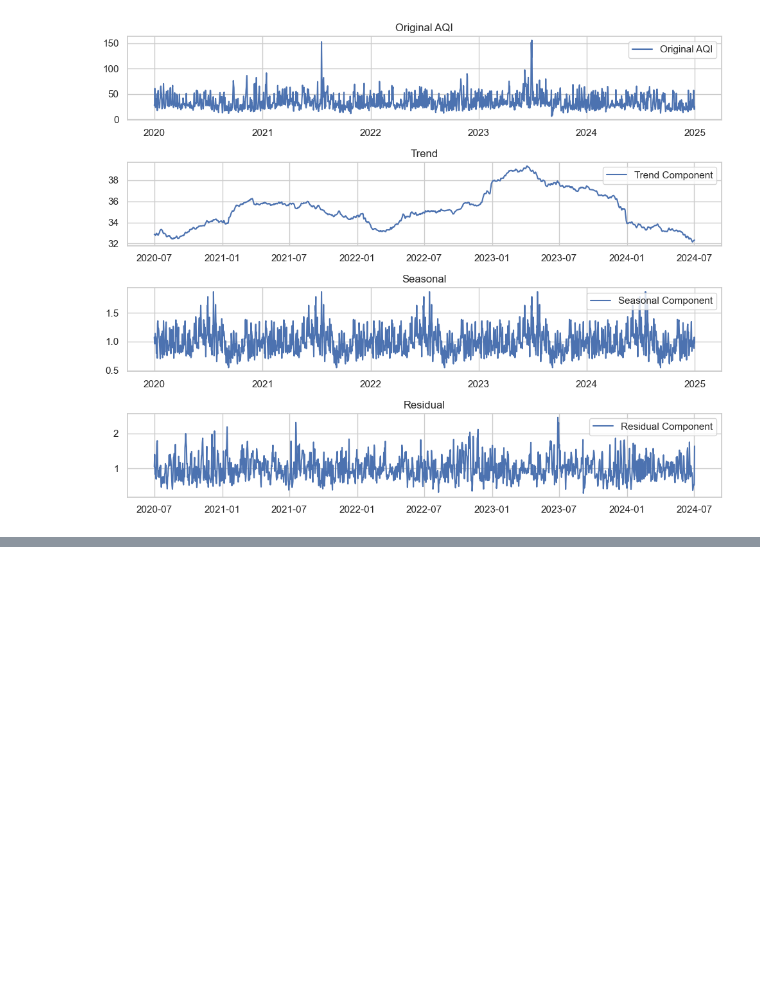
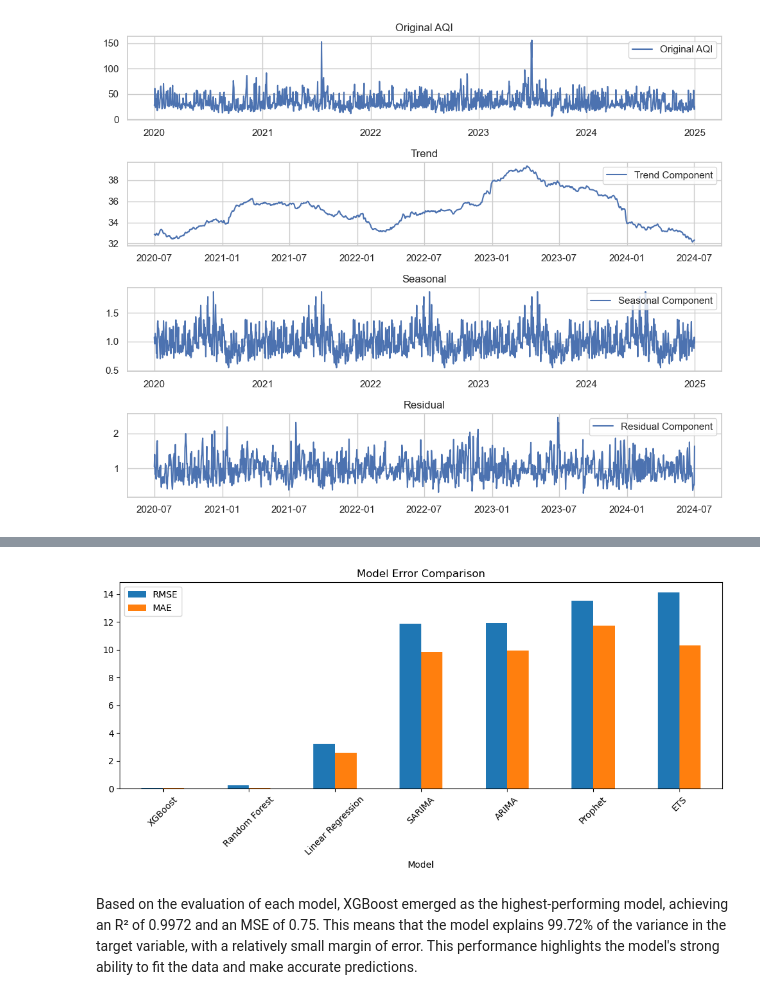
Before and after one commit to AhmedOT22/Air-Quality-Forecasting, a Jupyter notebook: AirQuality.ipynb, the cells around one changed output, grey strips where cells are left out. Saved outputs shown, nothing was run; the diff lists cells and outputs as text; code cells hidden in the pictures; blank space fills up the shorter version.

```diff
--- a/AirQuality.ipynb
+++ b/AirQuality.ipynb
@@ -686,0 +581,5 @@ XGBoost - R^2: 0.9700399912745571
+# %%
+series = df['AQI'].copy()
+split_index = int(len(series) * 0.8)
+train = series[:split_index]
+test = series[split_index:]
@@ -687 +833,12 @@ XGBoost - R^2: 0.9700399912745571
+# %%
+import matplotlib.pyplot as plt
+
+comparison_df.plot(x='Model', y=['RMSE', 'MAE'], kind='bar', figsize=(10, 5), title='Model Error Comparison')
+plt.xticks(rotation=45)
+plt.tight_layout()
+plt.show()
+# %% [output]
+[figure, added]
+# %% [markdown]
+Based on the evaluation of each model, XGBoost emerged as the highest-performing model, achieving an R² of 0.9972 and an MSE of 0.75. This means that the model explains 99.72% of the variance in the target variable, with a relatively small margin of error. This performance highlights the model's strong ability to fit the data and make accurate predictions.
 # %% [markdown]
```
Also changed, not shown: parts of 107 cells of this notebook.
